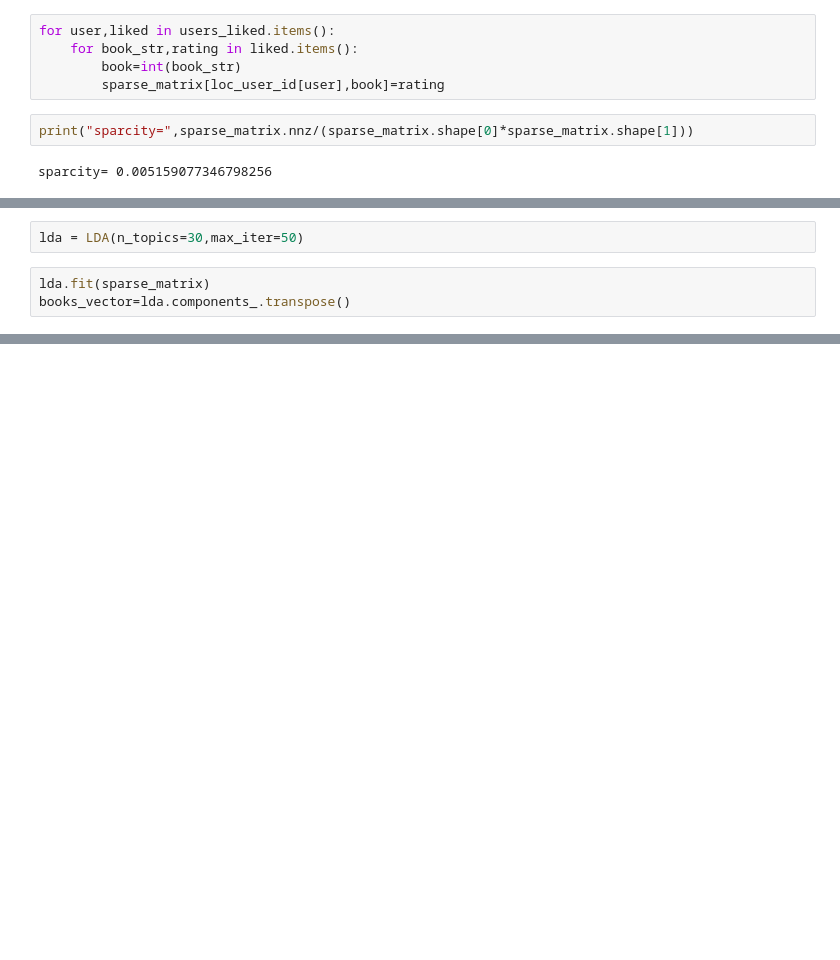
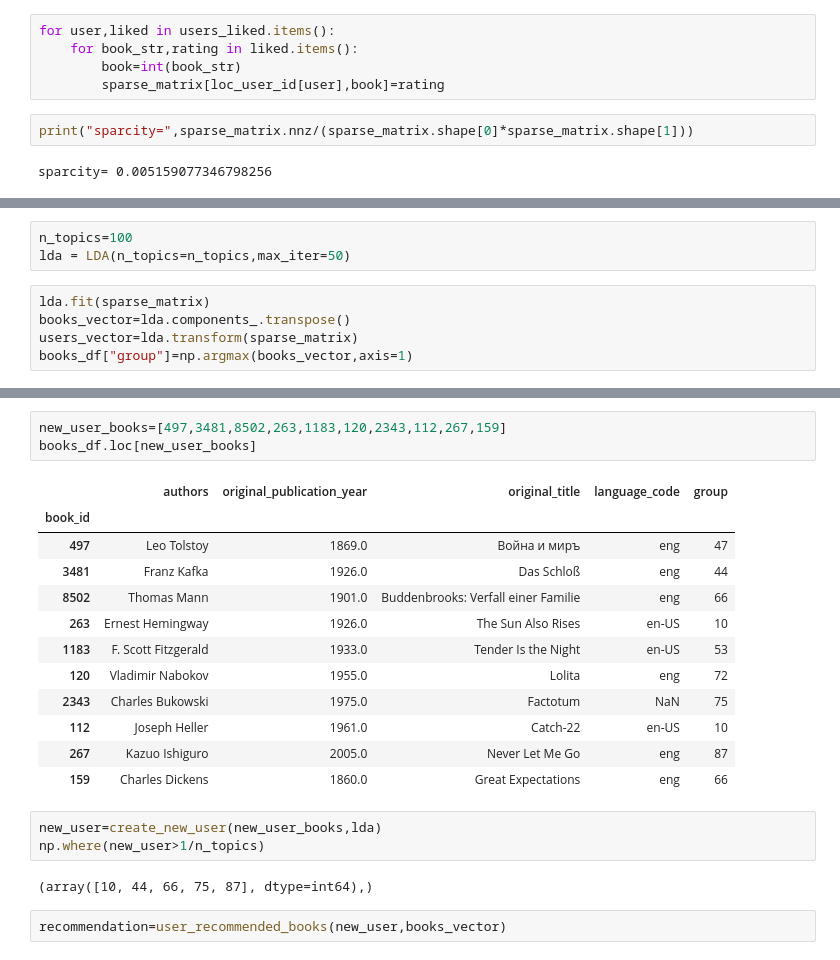
Before and after one commit to Eladweller/Book-Recommender, a Jupyter notebook: Book Recommender.ipynb, the cells around one changed output, grey strips where cells are left out. Saved outputs shown, nothing was run; the diff lists cells and outputs as text; blank space fills up the shorter version.

```diff
--- a/Book Recommender.ipynb
+++ b/Book Recommender.ipynb
@@ -73,5 +119,8 @@ sparcity= 0.005159077346798256
 # %%
-lda = LDA(n_topics=30,max_iter=50)
+n_topics=100
+lda = LDA(n_topics=n_topics,max_iter=50)
 # %%
 lda.fit(sparse_matrix)
 books_vector=lda.components_.transpose()
+users_vector=lda.transform(sparse_matrix)
+books_df["group"]=np.argmax(books_vector,axis=1)
@@ -104,0 +167,23 @@ Me Talk Pretty One Day
+# %%
+new_user_books=[497,3481,8502,263,1183,120,2343,112,267,159]
+books_df.loc[new_user_books]
+# %% [output]
+|  | authors | original_publication_year | original_title | language_code | group |
+| book_id |  |  |  |  |  |
+| 497 | Leo Tolstoy | 1869.0 | Война и миръ | eng | 47 |
+| 3481 | Franz Kafka | 1926.0 | Das Schloß | eng | 44 |
+| 8502 | Thomas Mann | 1901.0 | Buddenbrooks: Verfall einer Familie | eng | 66 |
+| 263 | Ernest Hemingway | 1926.0 | The Sun Also Rises | en-US | 10 |
+| 1183 | F. Scott Fitzgerald | 1933.0 | Tender Is the Night | en-US | 53 |
+| 120 | Vladimir Nabokov | 1955.0 | Lolita | eng | 72 |
+| 2343 | Charles Bukowski | 1975.0 | Factotum | NaN | 75 |
+| 112 | Joseph Heller | 1961.0 | Catch-22 | en-US | 10 |
+| 267 | Kazuo Ishiguro | 2005.0 | Never Let Me Go | eng | 87 |
+| 159 | Charles Dickens | 1860.0 | Great Expectations | eng | 66 |
+# %%
+new_user=create_new_user(new_user_books,lda)
+np.where(new_user>1/n_topics)
+# %% [output]
+(array([10, 44, 66, 75, 87], dtype=int64),)
+# %%
+recommendation=user_recommended_books(new_user,books_vector)
```
Also changed, not shown: parts of 10 cells of this notebook.
